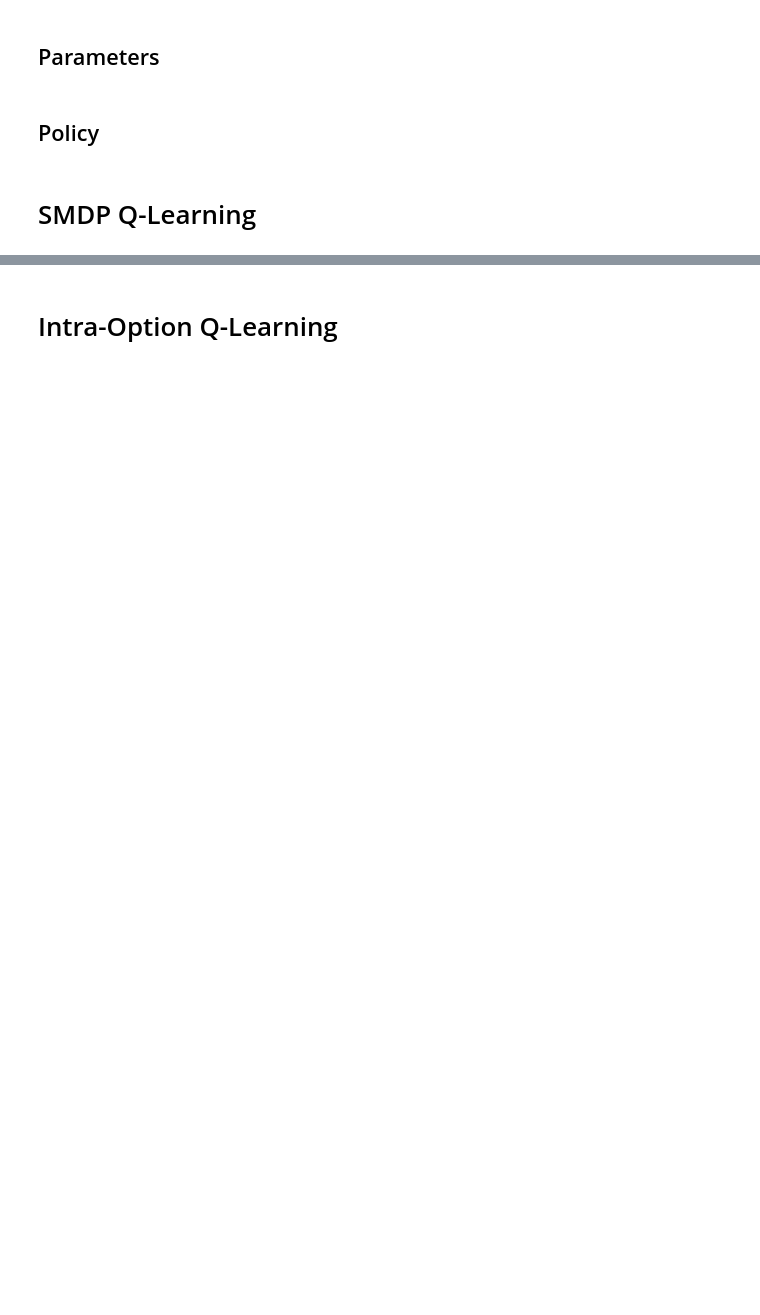
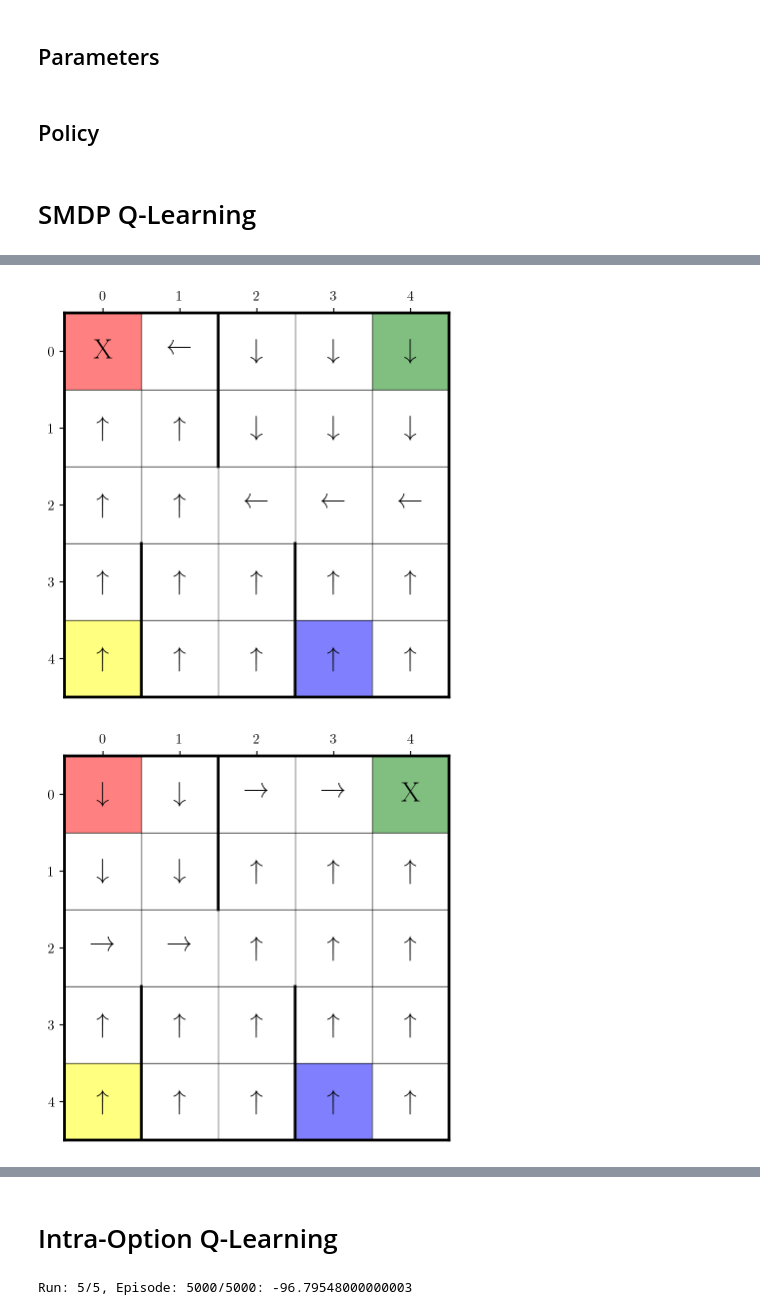
Before and after one commit to Xerefic/CS6700, a Jupyter notebook: Programming Assignment 3/Options.ipynb, the cells around one changed output, grey strips where cells are left out. Cells and saved outputs as stored; diff of their text form; code cells hidden in the pictures; blank space fills up the shorter version.

```diff
--- a/Programming Assignment 3/Options.ipynb
+++ b/Programming Assignment 3/Options.ipynb
@@ -193,0 +266,14 @@ for run in range(max_runs):
+# %%
+for goal in range(nO):
+    plot_Q = Q_SMDP_Options[goal]
+    get_grid()
+    for i in range(nX):
+        for j in range(nY):
+            if i != targets[goal][0] or j != targets[goal][1]:
+                action = np.argmax(plot_Q[i * nX + j])
+                plt.text(j, i, actions_map[action], ha='center', va='center', fontsize=20)
+            else:
+                plt.text(j, i, "X", ha='center', va='center', fontsize=20)
+# %% [output]
+[figure, added]
+[figure, added]
@@ -194,8 +282,8 @@ for run in range(max_runs):
 # %% [markdown]
 # Intra-Option Q-Learning
 # %%
-Q_Intra = np.zeros((max_runs, nS, nA))
-Q_Intra_Options = dict([(i, np.zeros((max_runs, nS, nA))) for i in range(nO)])
+Q_Intra = np.zeros((max_runs, nX * nY, nO + nA))
+Q_Intra_Options = dict([(i, np.zeros((max_runs, nX * nY, nA - 2))) for i in range(nO)])
 
 updates_Intra = []
 
@@ -214,13 +302,16 @@ for run in range(max_runs):
         while not done:
             epsilon = max(epsilon_min, epsilon_max - (epsilon_max - epsilon_min) * episode / max_episodes)
 
-            x, y, pas, drop = env.decode(state)
-            action = egreedy_policy(Q_Intra[run], state, epsilon=epsilon)
+            substate_current = substate(state)
+            action = egreedy_policy(Q_Intra[run], substate_current, epsilon=epsilon)
 
             if action in [0, 1, 2, 3, 4, 5]:
+                substate_current = substate(state)
+
                 next_state, reward, done, info = env.step(action)
+                substate_next = substate(next_state)
 
-                Q_Intra[run, state, action] = Q_Intra[run, state, action] + alpha * (reward + gamma * np.max(Q_Intra[run, next_state]) - Q_Intra[run, state, action])
+                Q_Intra[run, substate_current, action] = Q_Intra[run, substate_current, action] + alpha * (reward + gamma * np.max(Q_Intra[run, substate_next]) - Q_Intra[run, substate_current, action])
 
                 step_rewards += reward
                 step_updates.append(step)
@@ -230,26 +321,31 @@ for run in range(max_runs):
 
             else:
                 start = state
+                substate_start = substate(start)
                 goal = action - 6
 
                 optrewards = []
                 optdone, optsteps = False, 0
 
                 while not optdone:
+                    substate_current = substate(state)
+
                     optact, optdone = Option(env, state, Q_Intra_Options[goal][run], goal, epsilon=epsilon)
                     next_state, reward, done, info = env.step(optact)
-                    next_x, next_y, next_pas, next_drop = env.decode(next_state)
+                    next_x, next_y, _, _ = env.decode(next_state)
+                    substate_next = substate(next_state)
 
-                    Q_Intra_Options[goal][run, state, optact] = Q_Intra_Options[goal][run, state, optact] + alpha * (reward + gamma * np.max(Q_Intra_Options[goal][run, next_state]) - Q_Intra_Options[goal][run, state, optact])
+                    if not optdone:
+                        Q_Intra_Options[goal][run, substate_current, optact] = Q_Intra_Options[goal][run, substate_current, optact] + alpha * (reward + gamma * np.max(Q_Intra_Options[goal][run, substate_next]) - Q_Intra_Options[goal][run, substate_current, optact])
 
                     for G in range(nO):
-                        if np.argmax(Q_Intra_Options[G][run, next_state]) != optact and G != goal:
+                        if np.argmax(Q_Intra_Options[G][run, substate_next]) != optact and G != goal:
                             continue
 
                         if next_x == targets[G][0] and next_y == targets[G][1]:
-                            Q_Intra[run, state, G + 6] = Q_Intra[run, state, G + 6] + alpha * (reward + gamma * np.max(Q_Intra[run, next_state]) - Q_Intra[run, state, G + 6])
+                            Q_Intra[run, substate_current, G + 6] = Q_Intra[run, substate_current, G + 6] + alpha * (reward + gamma * np.max(Q_Intra[run, substate_next]) - Q_Intra[run, substate_current, G + 6])
                         else:
-                            Q_Intra[run, state, G + 6] = Q_Intra[run, state, G + 6] + alpha * (reward + gamma * Q_Intra[run, next_state, G + 6] - Q_Intra[run, state, G + 6])
+                            Q_Intra[run, substate_current, G + 6] = Q_Intra[run, substate_current, G + 6] + alpha * (reward + gamma * Q_Intra[run, substate_next, G + 6] - Q_Intra[run, substate_current, G + 6])
 
                     step_updates.append(step + optsteps)
 
@@ -270,3 +366,8 @@ for run in range(max_runs):
 
     run_rewards.append(episode_rewards)
     updates_Intra.append(episode_updates)
+
+Q_Intra = np.mean(Q_Intra, axis=0)
+Q_Intra_Options = dict([(i, np.mean(Q_Intra_Options[i], axis=0)) for i in range(nO)])
+# %% [output]
+Run: 5/5, Episode: 5000/5000: -96.79548000000003
```
Also changed, not shown: parts of 11 cells of this notebook.
